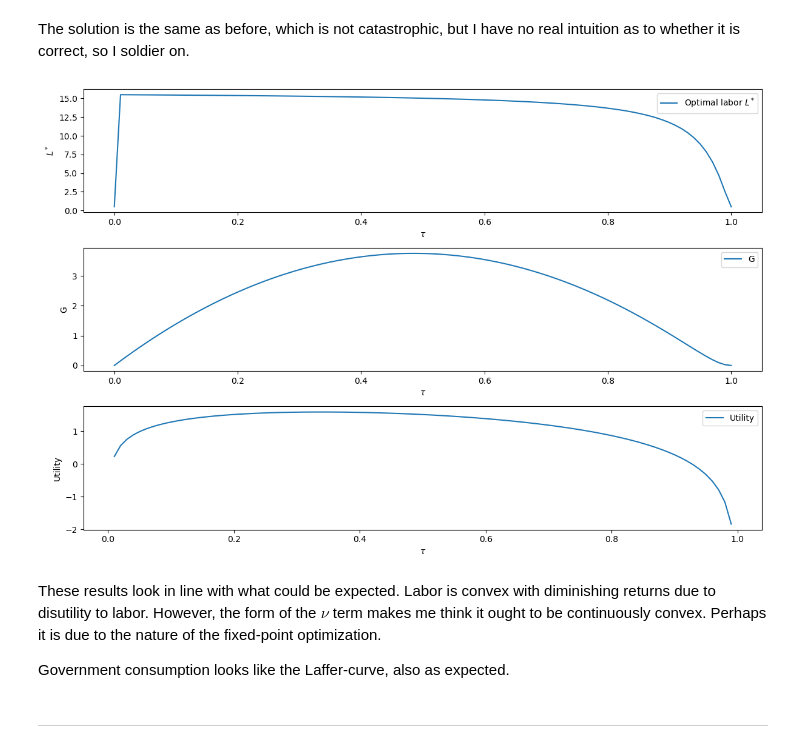
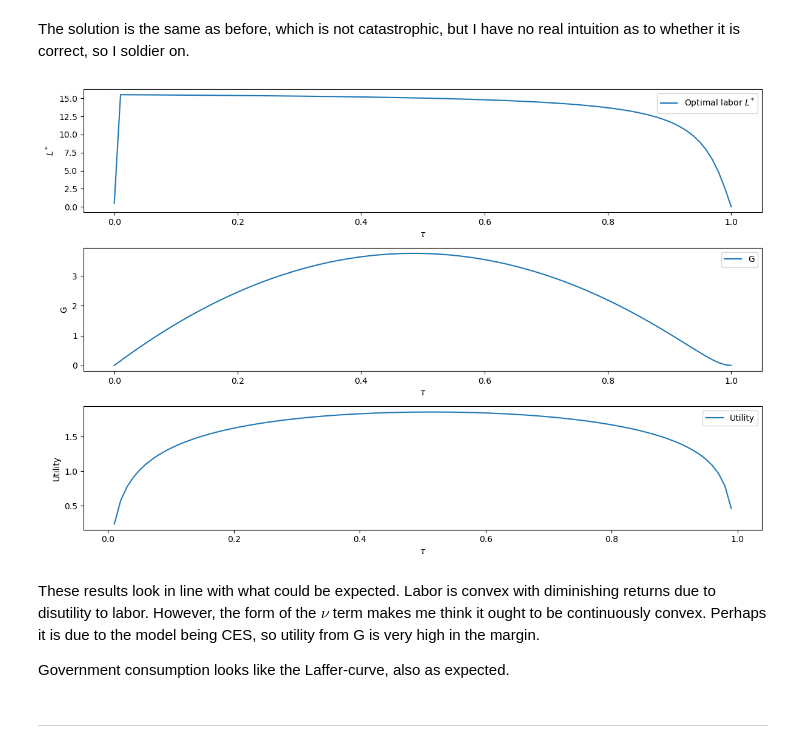
Before and after one commit to crf764/WingedHussar, a Jupyter notebook: examproject/Exam-2023-notebook.ipynb, the cells around one changed output. Saved outputs shown, nothing was run; the diff lists cells and outputs as text; code cells hidden in the pictures.

```diff
--- a/examproject/Exam-2023-notebook.ipynb
+++ b/examproject/Exam-2023-notebook.ipynb
@@ -223,7 +222,7 @@ def utility(L, L_star, alpha, kappa, nu, w, tau):
     '''Worker Utility function
     args; L: Labor, L_star: optimal labor, Model parameters'''
     C = kappa + (1 - tau) * w * L
-    G = tau * w * L_star * ((1 - tau) * w)
+    G = tau * w * L_star
     V = np.log(C**alpha * G**(1 - alpha)) - nu * L**2 / 2
     return -V
 
@@ -256,7 +255,7 @@ w = 1
 # 2a. new utility function cuz the old had some issues with warnings due to division by zero
 def utility(L, L_star, alpha, kappa, nu, w, tau):
     C = kappa + (1 - tau) * w * L
-    G = tau * w * L_star * ((1 - tau) * w)
+    G = tau * w * L_star
     if G <= 0:  # check if G is less than or equal to zero
         return -np.inf  # return a very large negative utility
     else:
@@ -290,36 +289,36 @@ for i, tau in enumerate(tau_values):
 
     # iv. store the results
     L_star_values[i] = L_star
     G_values[i] = G
     utility_values[i] = U
 
 # 6. create the plots
 plt.figure(figsize=(12, 8))
 
 plt.subplot(3, 1, 1)
 plt.plot(tau_values, L_star_values, label="Optimal labor $L^*$")
 plt.xlabel("$\\tau$")
 plt.ylabel("$L^*$")
 plt.legend()
 
 plt.subplot(3, 1, 2)
 plt.plot(tau_values, G_values, label="G")
 plt.xlabel("$\\tau$")
 plt.ylabel("G")
 plt.legend()
 
 plt.subplot(3, 1, 3)
 plt.plot(tau_values, utility_values, label="Utility")
 plt.xlabel("$\\tau$")
 plt.ylabel("Utility")
 plt.legend()
 
 plt.tight_layout()
 plt.show()
 # %% [output]
-[figure, old version]
+[figure, new version]
 # %% [markdown]
-These results look in line with what could be expected. Labor is convex with diminishing returns due to disutility to labor. However, the form of the $\nu$ term makes me think it ought to  be continuously convex. Perhaps it is due to the nature of the fixed-point optimization.
+These results look in line with what could be expected. Labor is convex with diminishing returns due to disutility to labor. However, the form of the $\nu$ term makes me think it ought to  be continuously convex. Perhaps it is due to the model being CES, so utility from G is very high in the margin.
 
 Government consumption looks like the Laffer-curve, also as expected.
 # %% [markdown]
```
Also changed, not shown: parts of 28 cells of this notebook.
